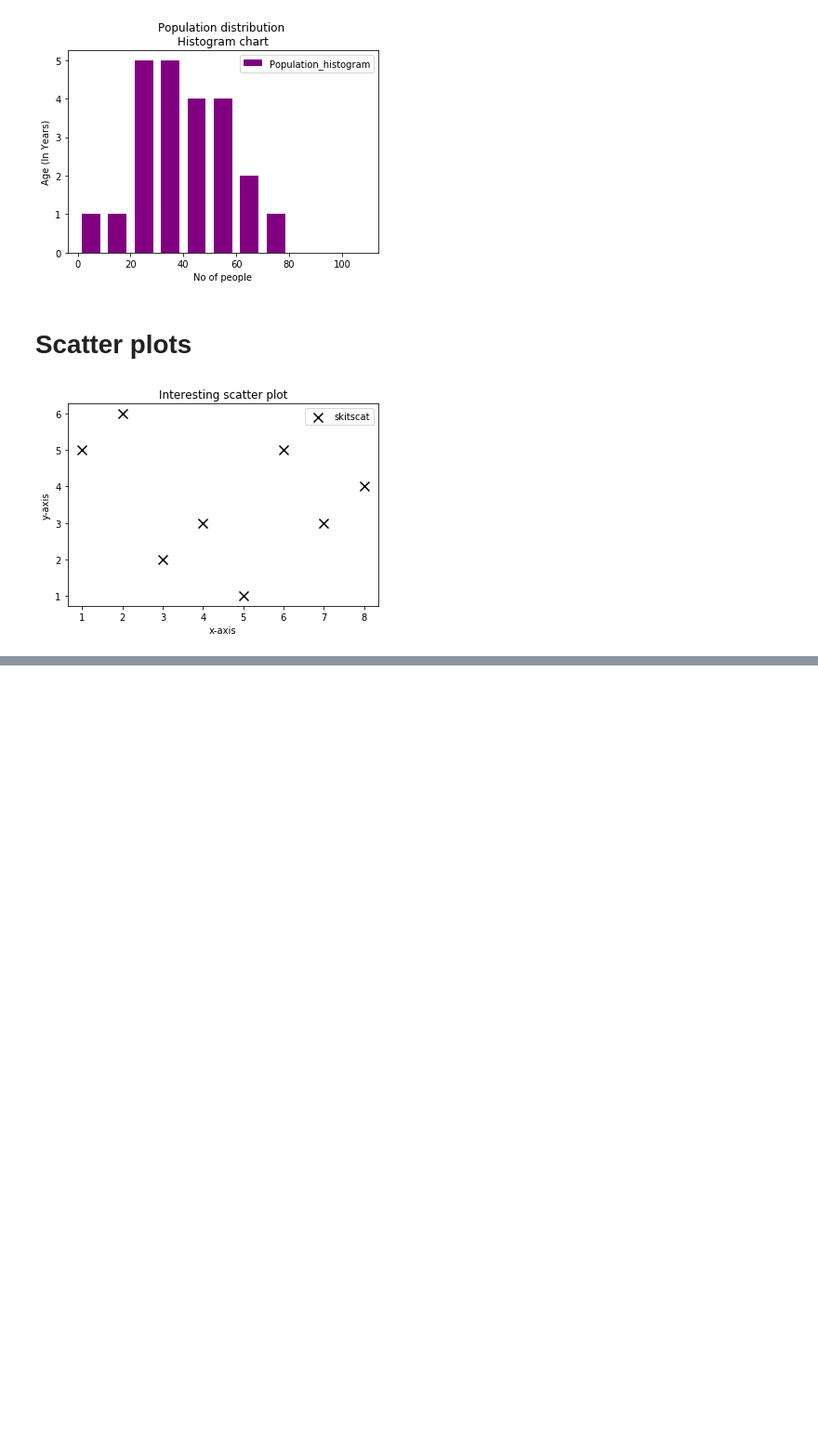
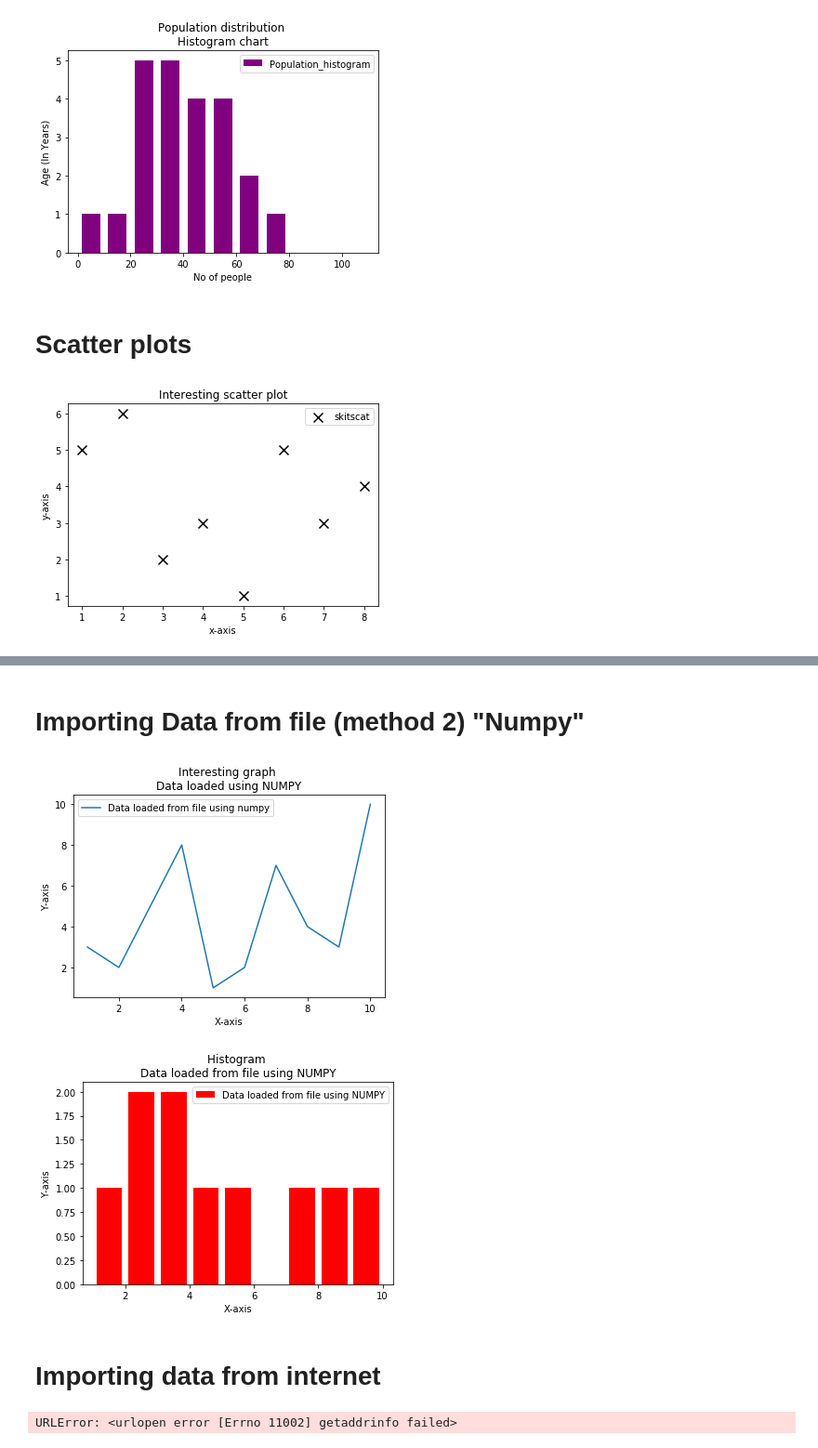
Before and after one commit to timamirrockdude/Python, a Jupyter notebook: Matplotlib_learning_guide.ipynb, the cells around one changed output, grey strips where cells are left out. Shown: that part at 93% size. Saved outputs shown, nothing was run; the diff lists cells and outputs as text; code cells hidden in the pictures; blank space fills up the shorter version.

```diff
--- a/Matplotlib_learning_guide.ipynb
+++ b/Matplotlib_learning_guide.ipynb
@@ -122,0 +224,2 @@ plt.show()
+# %% [markdown]
+# Importing Data from file (method 2) "Numpy"
@@ -122,0 +228,66 @@ plt.show()
+# %%
+#reading from file
+a,b=np.loadtxt('example.txt',delimiter=',',unpack=True)
+
+#=======================================================#
+
+#plotting a line graph
+plt.plot(a,b,label="Data loaded from file using numpy")
+
+#setting labels
+plt.xlabel('X-axis')
+plt.ylabel('Y-axis')
+
+#setting title
+plt.title('Interesting graph \nData loaded using NUMPY')
+
+#activating legend
+plt.legend()
+
+#showing the graph
+plt.show()
+
+#=======================================================#
+
+#plotting a histogram
+plt.hist(b,a, histtype='bar', rwidth=0.8,
+         color='r', label='Data loaded from file using NUMPY')
+
+#setting the labels
+plt.xlabel('X-axis')
+plt.ylabel('Y-axis')
+
+#setting title
+plt.title('Histogram \nData loaded from file using NUMPY')
+
+#activating legend
+plt.legend()
+
+#showing graph
+plt.show()
+# %% [output]
+[figure, added]
+[figure, added]
+# %% [markdown]
+# Importing data from internet
+# %%
+#importing other required libraries
+import urllib
+#import matplotlib.dates as mdates
+
+#defining a function which will plot graph of any stock
+def graph_data():
+    url='https://github.com/fivethirtyeight/data/blob/master/alcohol-consumption/drinks.csv'
+    source_code=urllib.request.urlopen(url).read().decode()
+    data=[]
+    print(source_code)
+    plt.xlabel('X-axis')
+    plt.ylabel('Y-axis')
+    plt.title('Interesting graph \nData from internet')
+    plt.legend()
+    plt.show()
+
+#calling the stock plotting function
+graph_data()
+# %% [output]
+URLError: <urlopen error [Errno 11002] getaddrinfo failed>
```
Also changed, not shown: parts of 9 cells of this notebook.
